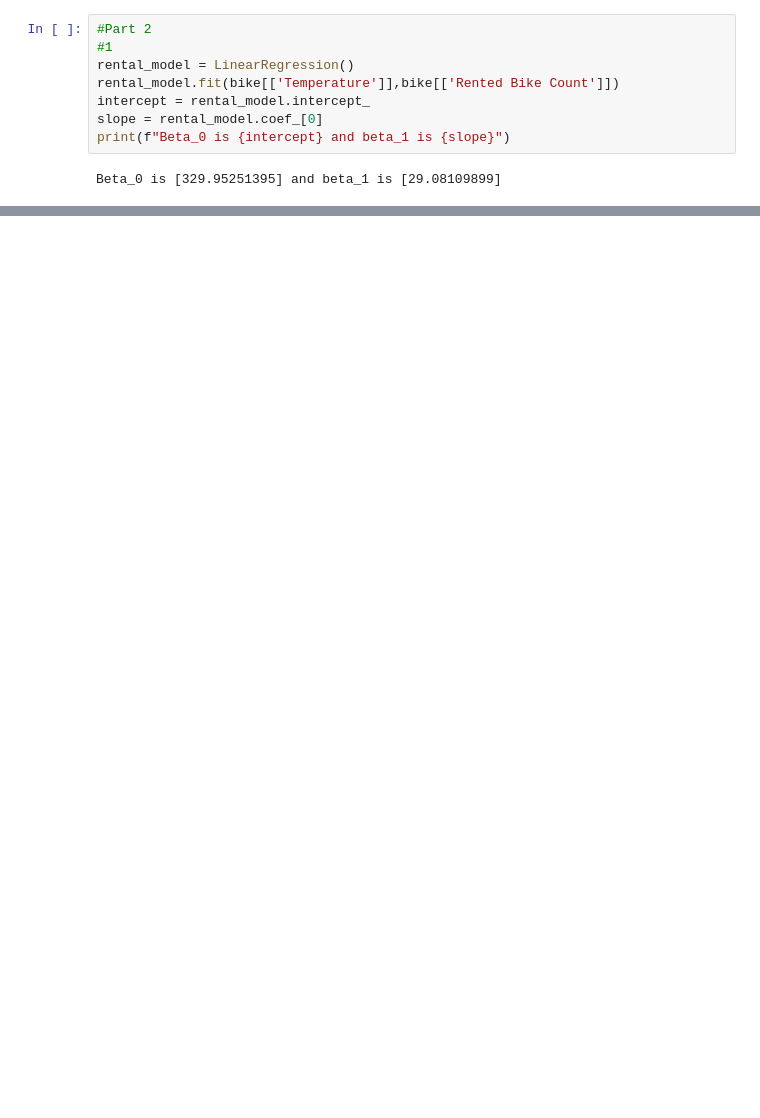
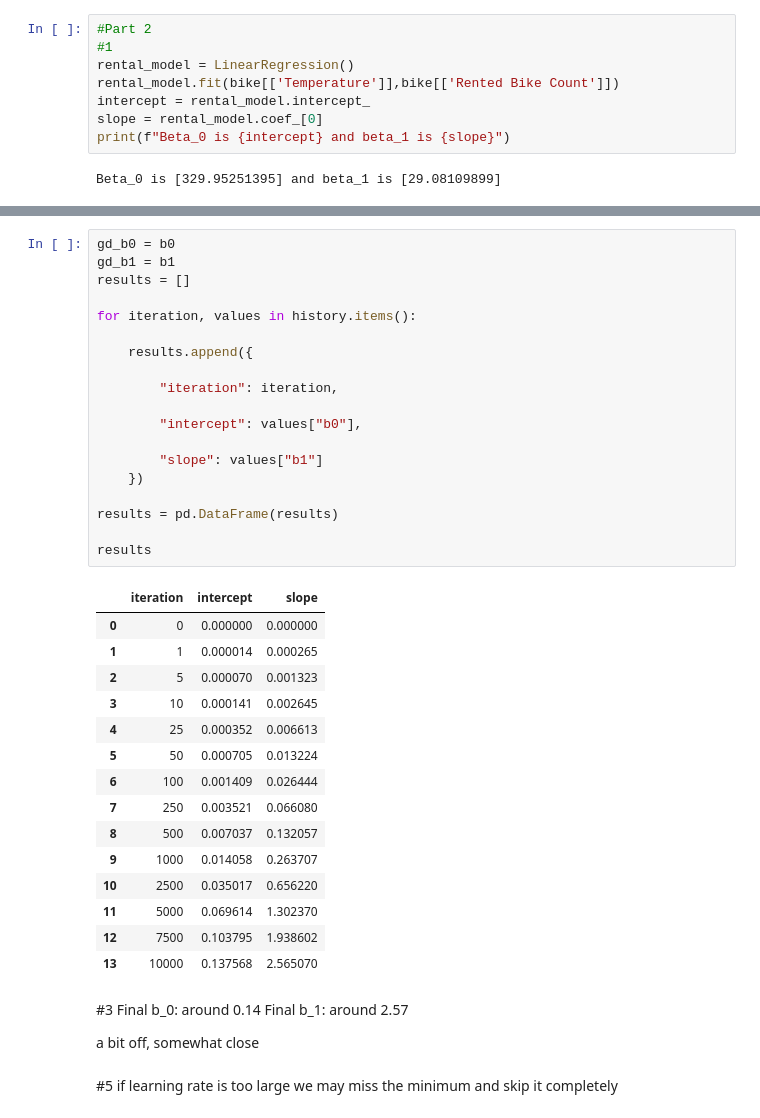
Before and after one commit to sayuri005/DS_6021, a Jupyter notebook: Lab2.ipynb, the cells around one changed output, grey strips where cells are left out. Saved outputs shown, nothing was run; the diff lists cells and outputs as text; blank space fills up the shorter version.

```diff
--- a/Lab2.ipynb
+++ b/Lab2.ipynb
@@ -44,0 +133,44 @@ When the temperature is 0 degree celcius, there are around 329.95 bikes rented d
+# %%
+gd_b0 = b0
+gd_b1 = b1
+results = []
+
+for iteration, values in history.items():
+
+    results.append({
+
+        "iteration": iteration,
+
+        "intercept": values["b0"],
+
+        "slope": values["b1"]
+    })
+
+results = pd.DataFrame(results)
+
+results
+# %% [output]
+|  | iteration | intercept | slope |
+| 0 | 0 | 0.000000 | 0.000000 |
+| 1 | 1 | 0.000014 | 0.000265 |
+| 2 | 5 | 0.000070 | 0.001323 |
+| 3 | 10 | 0.000141 | 0.002645 |
+| 4 | 25 | 0.000352 | 0.006613 |
+| 5 | 50 | 0.000705 | 0.013224 |
+| 6 | 100 | 0.001409 | 0.026444 |
+| 7 | 250 | 0.003521 | 0.066080 |
+| 8 | 500 | 0.007037 | 0.132057 |
+| 9 | 1000 | 0.014058 | 0.263707 |
+| 10 | 2500 | 0.035017 | 0.656220 |
+| 11 | 5000 | 0.069614 | 1.302370 |
+| 12 | 7500 | 0.103795 | 1.938602 |
+| 13 | 10000 | 0.137568 | 2.565070 |
+# %% [markdown]
+#3
+Final b_0: around 0.14
+Final b_1: around 2.57
+
+a bit off, somewhat close
+# %% [markdown]
+#5
+if learning rate is too large we may miss the minimum and skip it completely
```
Also changed, not shown: parts of 8 cells of this notebook.
